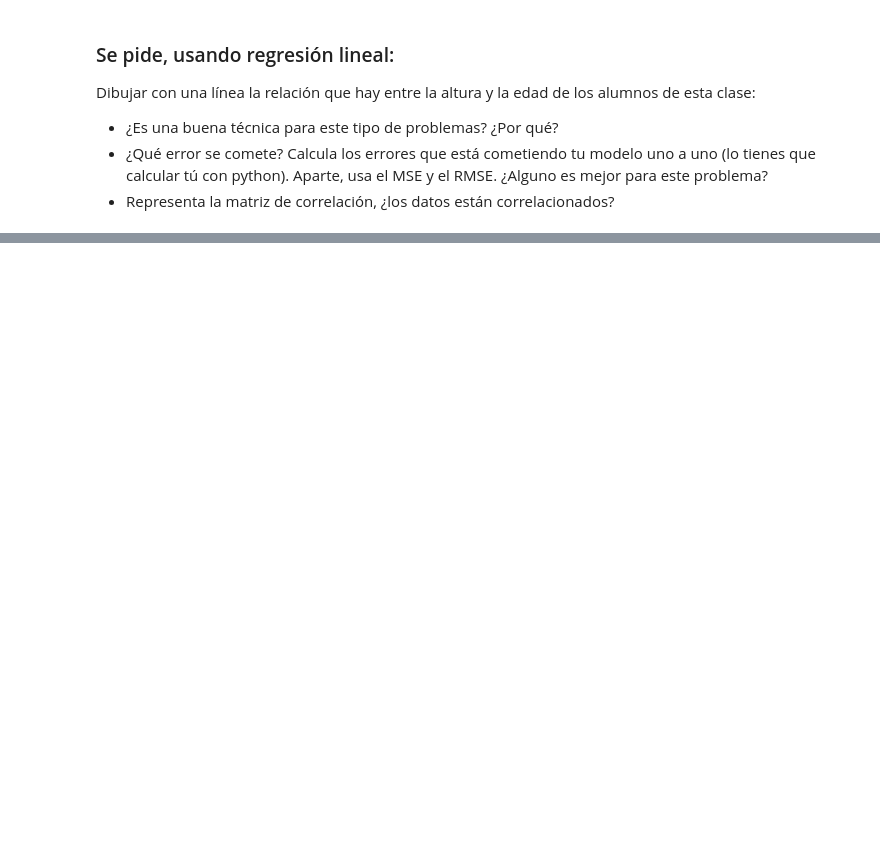
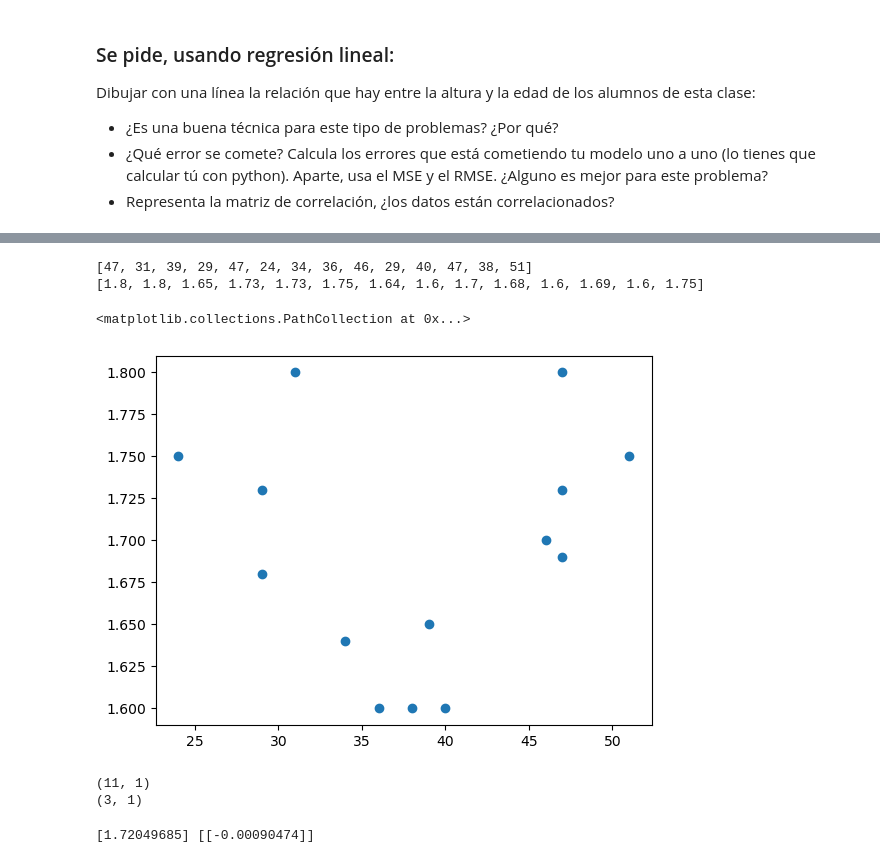
Before and after one commit to nichoces/dsft-jun23, a Jupyter notebook: 3_Machine_learning/3.2_Supervisado/3.2.1_Linear_Regression/1 Height - Clase.ipynb, the cells around one changed output, grey strips where cells are left out. Drawn from its saved outputs; the diff is of its cells as text; code cells hidden in the pictures; blank space fills up the shorter version.

```diff
--- a/3_Machine_learning/3.2_Supervisado/3.2.1_Linear_Regression/1 Height - Clase.ipynb
+++ b/3_Machine_learning/3.2_Supervisado/3.2.1_Linear_Regression/1 Height - Clase.ipynb
@@ -41,0 +44,13 @@ from sklearn.metrics import mean_squared_error, mean_absolute_error
+# %%
+edad = [     e[1] for e in lista_alumnos    ]
+altura = [e[2] for e in lista_alumnos]
+print(edad)
+print(altura)
+# %% [output]
+[47, 31, 39, 29, 47, 24, 34, 36, 46, 29, 40, 47, 38, 51]
+[1.8, 1.8, 1.65, 1.73, 1.73, 1.75, 1.64, 1.6, 1.7, 1.68, 1.6, 1.69, 1.6, 1.75]
+# %%
+plt.scatter(edad, altura)
+# %% [output]
+<matplotlib.collections.PathCollection at 0x...>
+[figure, added]
@@ -41,0 +65,13 @@ from sklearn.metrics import mean_squared_error, mean_absolute_error
+# %%
+print(X_train.shape)
+print(X_test.shape)
+# %% [output]
+(11, 1)
+(3, 1)
+# %%
+# modelo de regresión lineal
+model = LinearRegression()
+model.fit(X_train, y_train)
+print(model.intercept_, model.coef_)
+# %% [output]
+[1.72049685] [[-0.00090474]]
```
Also changed, not shown: parts of 28 cells of this notebook, 2 other files.
